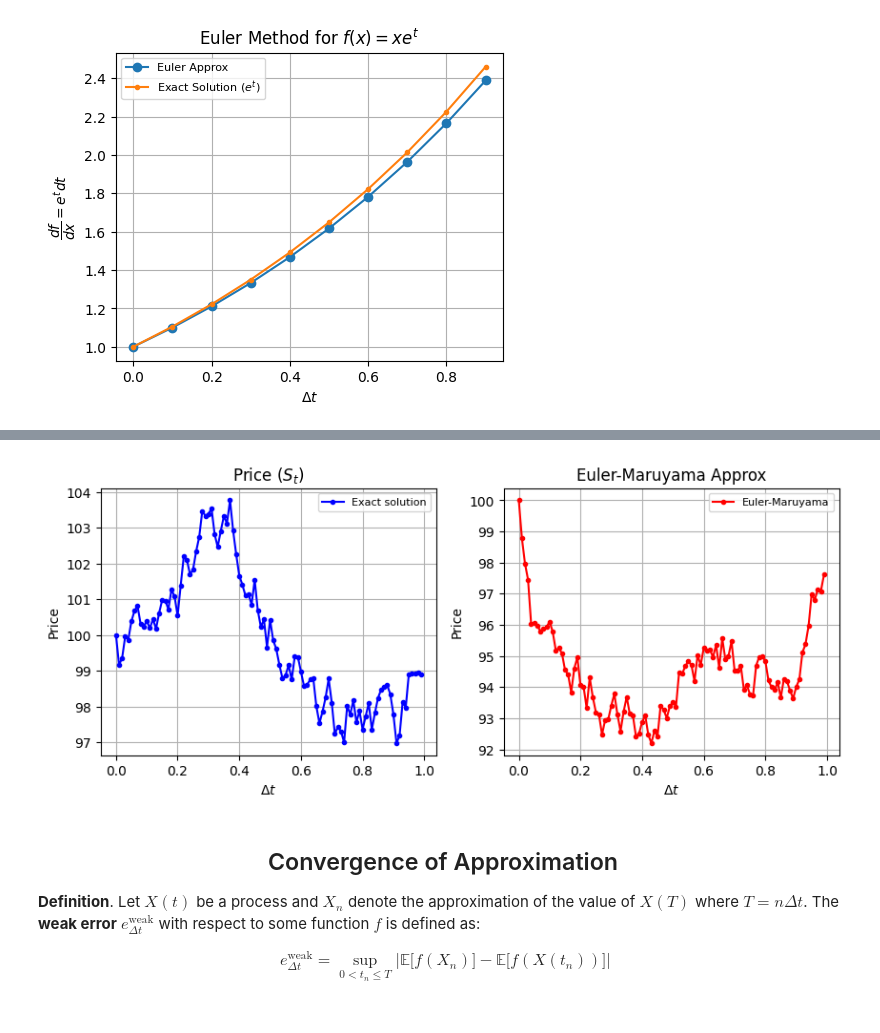
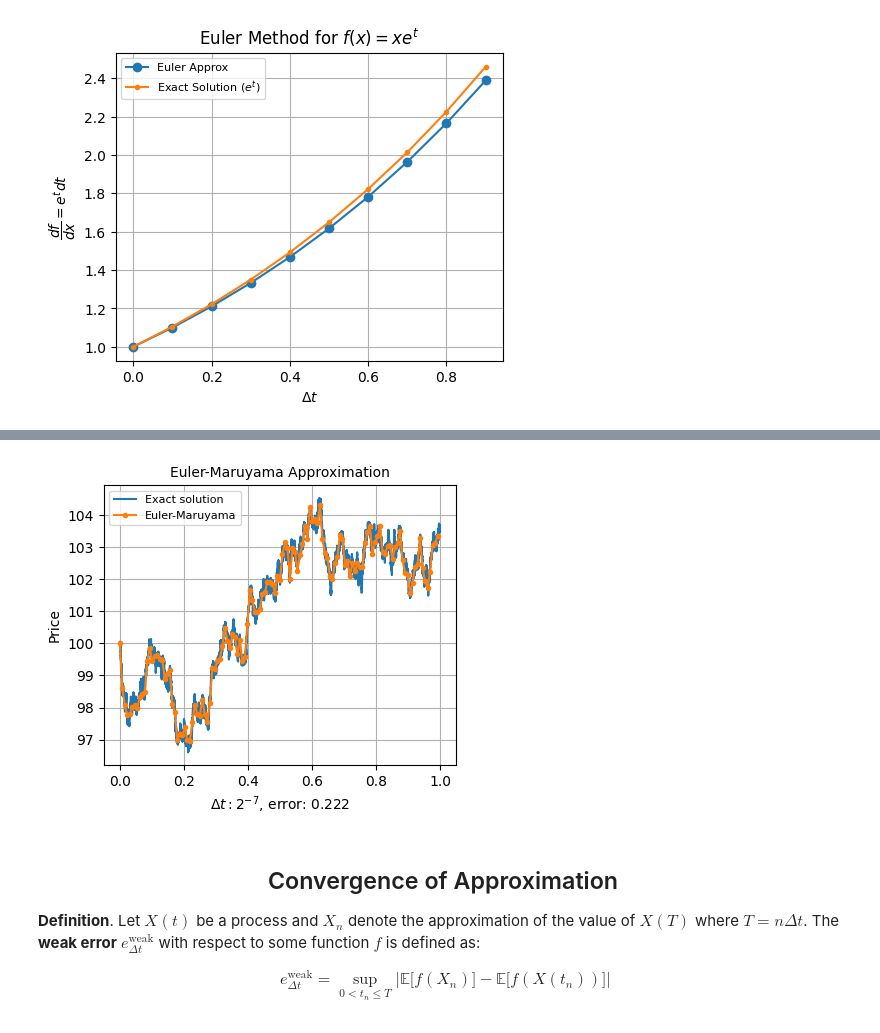
Before and after one commit to akalingking/market-maker, a Jupyter notebook: market_maker/avellaneda-stoikov/numerical_methods_for_stochastic_differential_equations.ipynb, the cells around one changed output, grey strips where cells are left out. Cells and saved outputs as stored; diff of their text form; code cells hidden in the pictures.

```diff
--- a/market_maker/avellaneda-stoikov/numerical_methods_for_stochastic_differential_equations.ipynb
+++ b/market_maker/avellaneda-stoikov/numerical_methods_for_stochastic_differential_equations.ipynb
@@ -141,48 +140,49 @@ S_{t+1} = S_t \exp \left[\left(\mu - \frac{1}{2}\sigma^2\right) t + \sigma W_t \
 \end{align}
 # %%
-np.random.seed(100)
-mu = 0.03    # Drift
-sigma = 0.05 # Diffusion
-N = 100      # Number of time steps
-T = 1        # Time horizon
-dt = T/N     # step size
-s0 = 100     # Start value
-t = np.arange(0, T, dt) # Time steps
+np.random.seed(14)
+mu = 0.03      # Drift
+sigma = 0.05   # Diffusion
+x0 = 100       # Initial price
+N = 2**15      # Brownian increments
+T = 1          # Time horizon
+dt = T/N       # Time step size
+W = np.sqrt(dt)*np.random.normal(0, 1, size=N) # Brownian
 
-# Geometric Brownian Price
-S = np.zeros(N)
-S[0] = s0
-for i in range(1, N):
-    W = np.random.normal(0,1,size=1)
-    diff = (mu - 0.5*sigma**2)*dt + sigma*np.sqrt(dt)*W
-    S[i] = S[i-1] * np.exp(diff)
+# Euler-Maruyama approximation
+I = 2**7        # Euler increments
+step = int(N/I) # Adjusted Brownian increments
+Dt = step*dt    # Euler step size
+t_e = np.arange(0, T, Dt)
+Xe = np.zeros(I)
+Xe[0] = x0
+# Recalculate to adjusted Euler increments
+Wt_e = np.array([np.sum(dB[k*step : (k+1)*step]) for k in range(I)])
+for i in range(1, len(t_e)):
+    Xe[i] = Xe[i-1] * (1 + mu*Dt + sigma * Wt_e[i-1])
 
-# Euler-Maruyama Approx
-S_hat = np.zeros(N)
-S_hat[0] = s0
-for i in range(1, N):
-    W = np.random.normal(0, 1, size=1)
-    S_hat[i] = S_hat[i-1] + mu*S_hat[i-1] * dt + sigma*S_hat[i-1]*np.sqrt(dt)*W
+# Exact solution using Brownian motion with dt
+Wt = dB.cumsum()
+t = np.arange(0, T, dt)
+Xt = np.zeros(len(t))
+Xt[0] = x0
+for i in range(1,len(t)):
+    Xt[i] = x0 * np.exp((mu-0.5*sigma**2) * t_N[i-1] + sigma*Wt[i-1])
+
+# Calculate discrepancy
+error = np.sqrt((Xt[-1] - Xe[-1])**2)
 
 fig = plt.figure(figsize=(10,8))
-ax0 = fig.add_subplot(221)
-ax0.plot(t, S, label="Exact solution", color="b", marker=".")
-ax0.set_xlabel("$\Delta t$")
-ax0.set_ylabel(r"Price")
-ax0.legend(prop={"size":8})
-ax0.set_title(r"Price ($S_t$)")
-ax0.grid(":")
-
-ax1 = fig.add_subplot(222)
-ax1.plot(t, S_hat, label="Euler-Maruyama",color="r", marker=".")
-ax1.set_xlabel("$\Delta t$")
-ax1.set_ylabel("Price")
-ax1.legend(prop={"size":8})
-ax1.set_title(r"Euler-Maruyama Approx")
-ax1.grid(":")
+ax = fig.add_subplot(221)
+ax.plot(t, Xt, label="Exact solution")
+ax.plot(t_e, Xe, marker=".", label="Euler-Maruyama")
+ax.set_xlabel("$\Delta t: 2^{-7}$"+", error: {:.3f}".format(error))
+ax.set_ylabel("Price")
+ax.legend(prop={"size":8})
+ax.set_title(r"Euler-Maruyama Approximation", size=10)
+ax.grid(":")
 plt.show()
 # %% [output]
-[figure, old version]
+[figure, new version]
 # %% [markdown]
 <h2 style="text-align:center;">Convergence of Approximation</h2>
 
```
Also changed, not shown: parts of 5 cells of this notebook.
